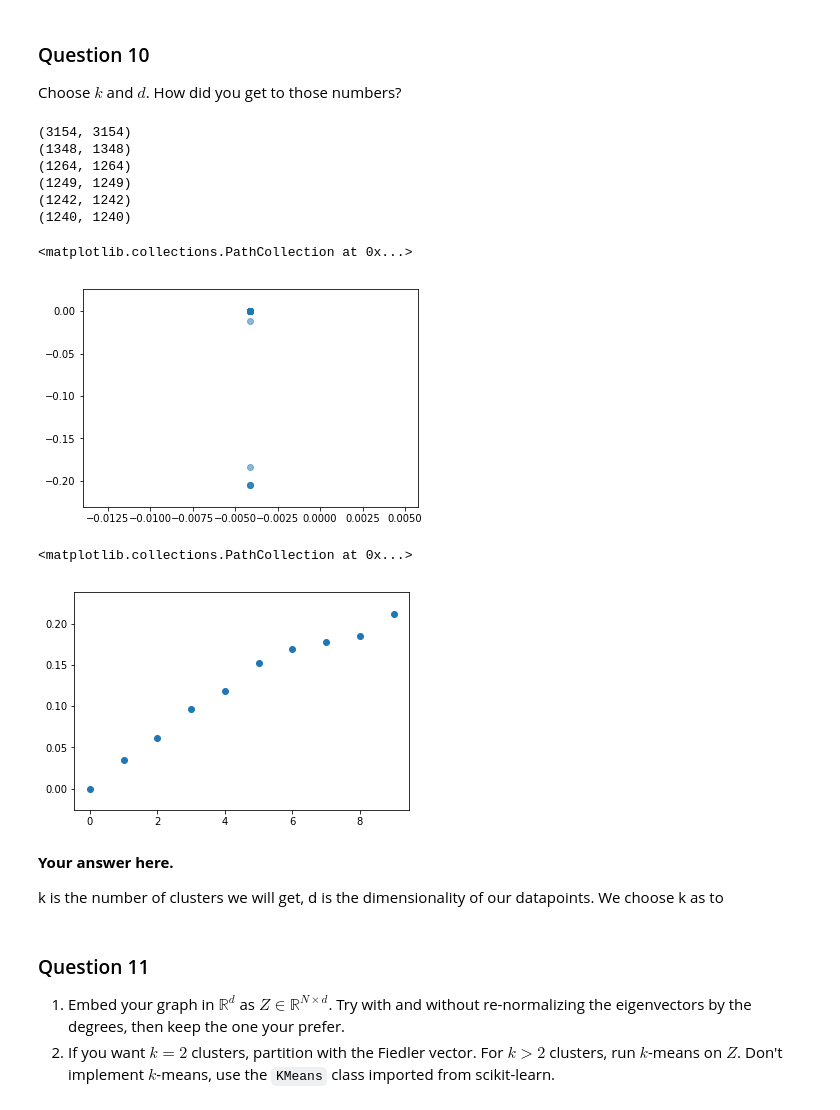
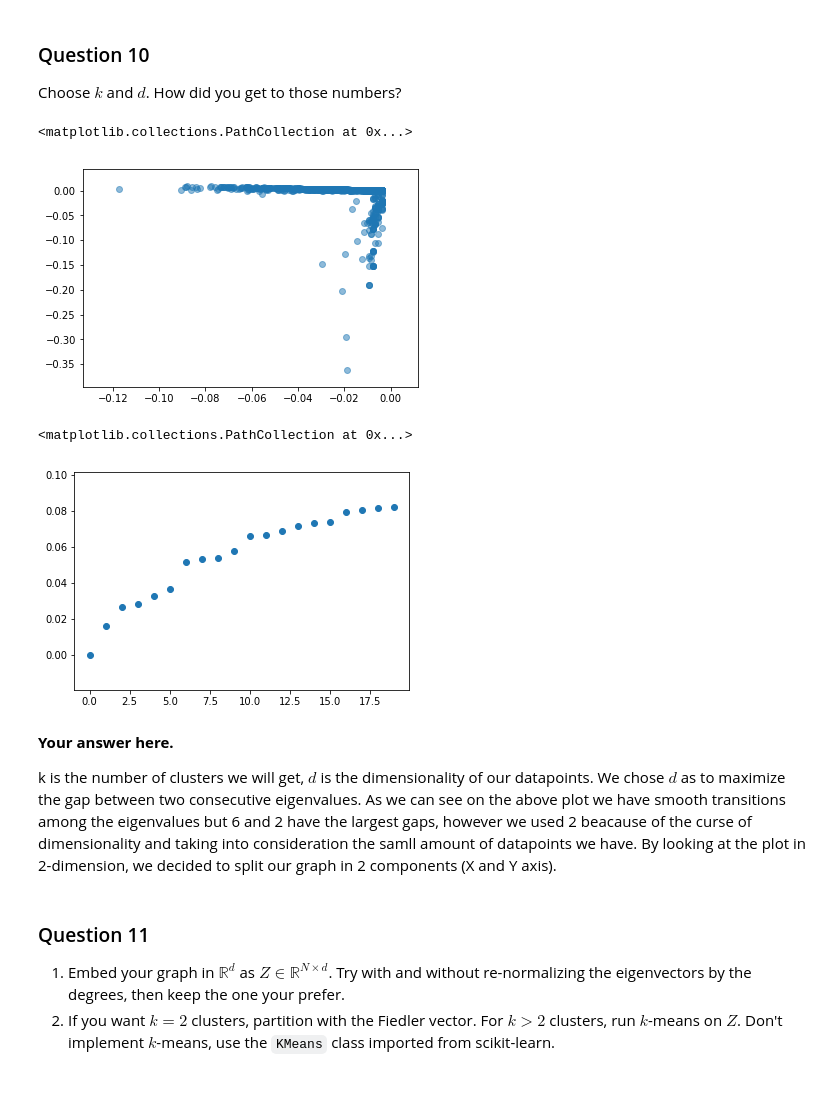
Before and after one commit to rusucosmin/ntp, a Jupyter notebook: 3_spectral_graph_theory.ipynb, the cells around one changed output. Drawn from its saved outputs; the diff is of its cells as text; code cells hidden in the pictures.

```diff
--- a/3_spectral_graph_theory.ipynb
+++ b/3_spectral_graph_theory.ipynb
@@ -58,10 +58,12 @@ def compute_laplacian(adjacency):
     """Computes the laplacian given the adjacency matrix"""
     degrees = adjacency.sum(axis=1)
     D = np.diag(degrees)
+    D_inv_sqrt = scipy.sparse.csc_matrix(np.diag(1 / (np.sqrt(degrees))))
+
 
     laplacian_combinatorial =  scipy.sparse.csr_matrix(D - adjacency) #is this in the correct format?
     #Compute D^-1/2
-    D_inv_sqrt = scipy.sparse.csc_matrix.sqrt(scipy.sparse.linalg.inv(scipy.sparse.csc_matrix(D)))
+    #D_inv_sqrt = scipy.sparse.csc_matrix.sqrt(scipy.sparse.linalg.inv(scipy.sparse.csc_matrix(D)))
     laplacian_normalized =  scipy.sparse.csr_matrix.dot(D_inv_sqrt, scipy.sparse.csr_matrix.dot(laplacian_combinatorial, D_inv_sqrt))
     return laplacian_normalized, laplacian_combinatorial, D_inv_sqrt
 
@@ -284,44 +279,32 @@ The method associates a feature vector $z_i \in \mathbb{R}^d$ to every node $v_i
 ### Question 10
 
 Choose $k$ and $d$. How did you get to those numbers?
-# %%
-#Biggest Component adjacency matrix
-biggest_component = adjacency[mask_largest_component > 0][:, mask_largest_component > 0]
-print(biggest_component.shape)
-#filter out nodes whose degree is less than 10
-flag = True
-filtered_biggest_component = biggest_component.copy()
-while flag:
-    idx_filter = np.where(np.sum(filtered_biggest_component, axis=1) <= 5, 0, 1 )
-    filtered_biggest_component = filtered_biggest_component[idx_filter > 0][:, idx_filter > 0].copy()
-    print(filtered_biggest_component.shape)
-    if (np.all(np.sum(filtered_biggest_component, axis=1) >5)):
-        flag = False
-# %% [output]
-(3154, 3154)
-(1348, 1348)
-(1264, 1264)
-(1249, 1249)
-(1242, 1242)
-(1240, 1240)
 # %%
+#Biggest Component adjacency matrix
+biggest_component = adjacency[mask_largest_component > 0][:, mask_largest_component > 0]
+
 #Compute laplacian and eigendecomposition of the filtered graph
-laplacian_normalized_filtered, laplacian_combinatorial_filtered, D_inv_sqrt_filtered = compute_laplacian(
-   filtered_biggest_component)
+laplacian_normalized_filtered, laplacian_combinatorial_filtered, D_inv_sqrt_filtered = compute_laplacian( biggest_component)
 filter_eigen_val, filter_eigen_vec = np.linalg.eigh(laplacian_normalized_filtered.toarray())
-plt.scatter(D_inv_sqrt_filtered @ filter_eigen_vec[:,0], D_inv_sqrt_filtered @filter_eigen_vec[:,1], alpha=0.5)
+
+indexes_sorted = np.argsort(filter_eigen_val)
+filter_eigen_val = np.sort(filter_eigen_val)
+filter_eigen_vec = filter_eigen_vec[:,indexes_sorted]
+
+
+plt.scatter(filter_eigen_vec[:,0],filter_eigen_vec[:,1], alpha=0.5)
 # %% [output]
 <matplotlib.collections.PathCollection at 0x...>
-[figure, old version]
+[figure, new version]
 # %%
-plt.scatter(np.arange(10), filter_eigen_val[0:10])
+plt.scatter(np.arange(20), filter_eigen_val[0:20])
 # %% [output]
 <matplotlib.collections.PathCollection at 0x...>
-[figure, old version]
+[figure, new version]
-# %% [markdown]
-**Your answer here.**
-
-k is the number of clusters we will get, d is the dimensionality of our datapoints. We choose k as to
+# %% [markdown]
+**Your answer here.**
+
+k is the number of clusters we will get, $d$ is the dimensionality of our datapoints. We chose $d$ as to maximize the gap between two consecutive eigenvalues. As we can see on the above plot we have smooth transitions among the eigenvalues but 6 and 2 have the largest gaps, however we used 2 beacause of the curse of dimensionality and taking into consideration the samll amount of datapoints we have. By looking at the plot in 2-dimension, we decided to split our graph in 2 components (X and Y axis).
 # %% [markdown]
 ### Question 11
 
```
Also changed, not shown: parts of 33 cells of this notebook, 4 other files.
